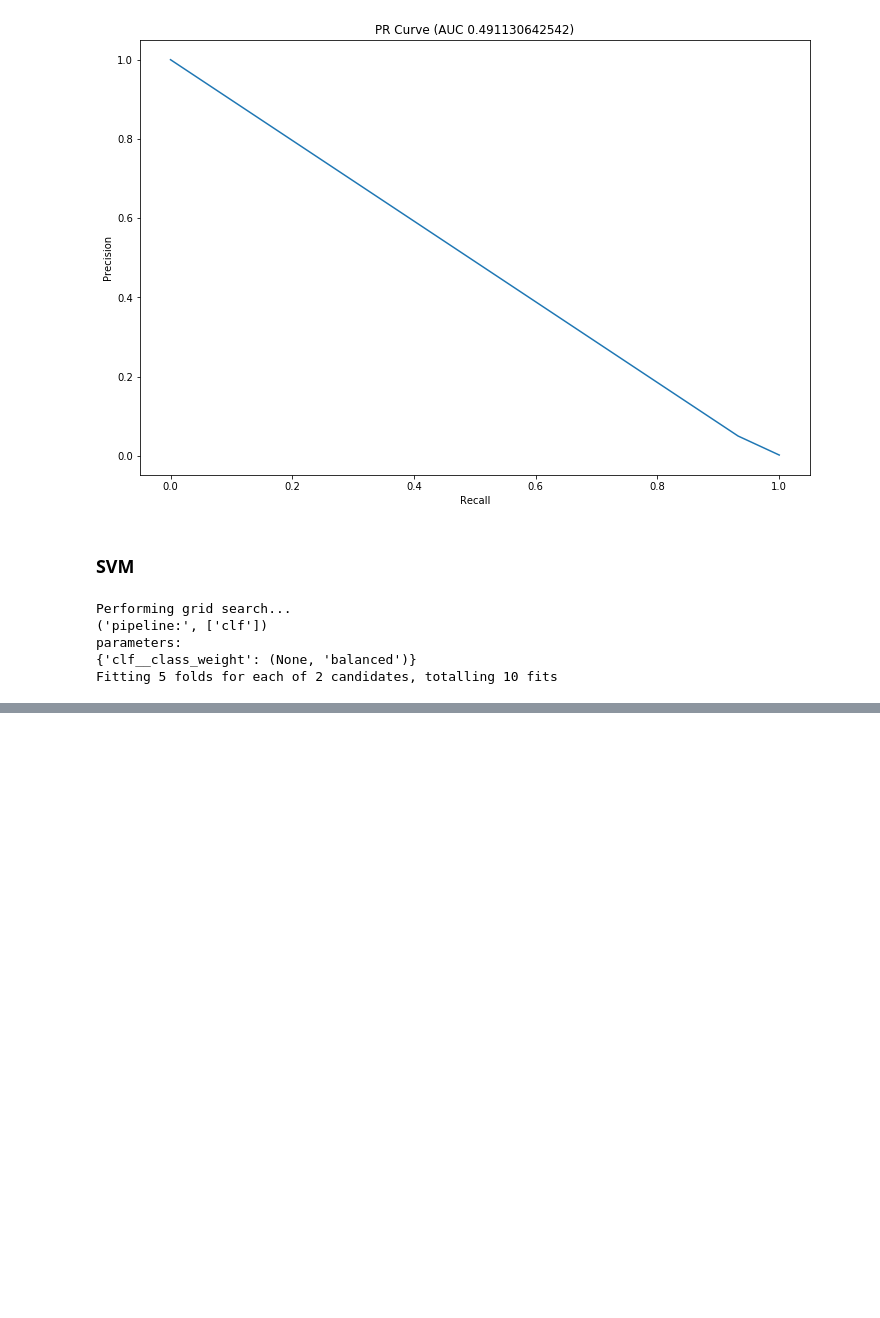
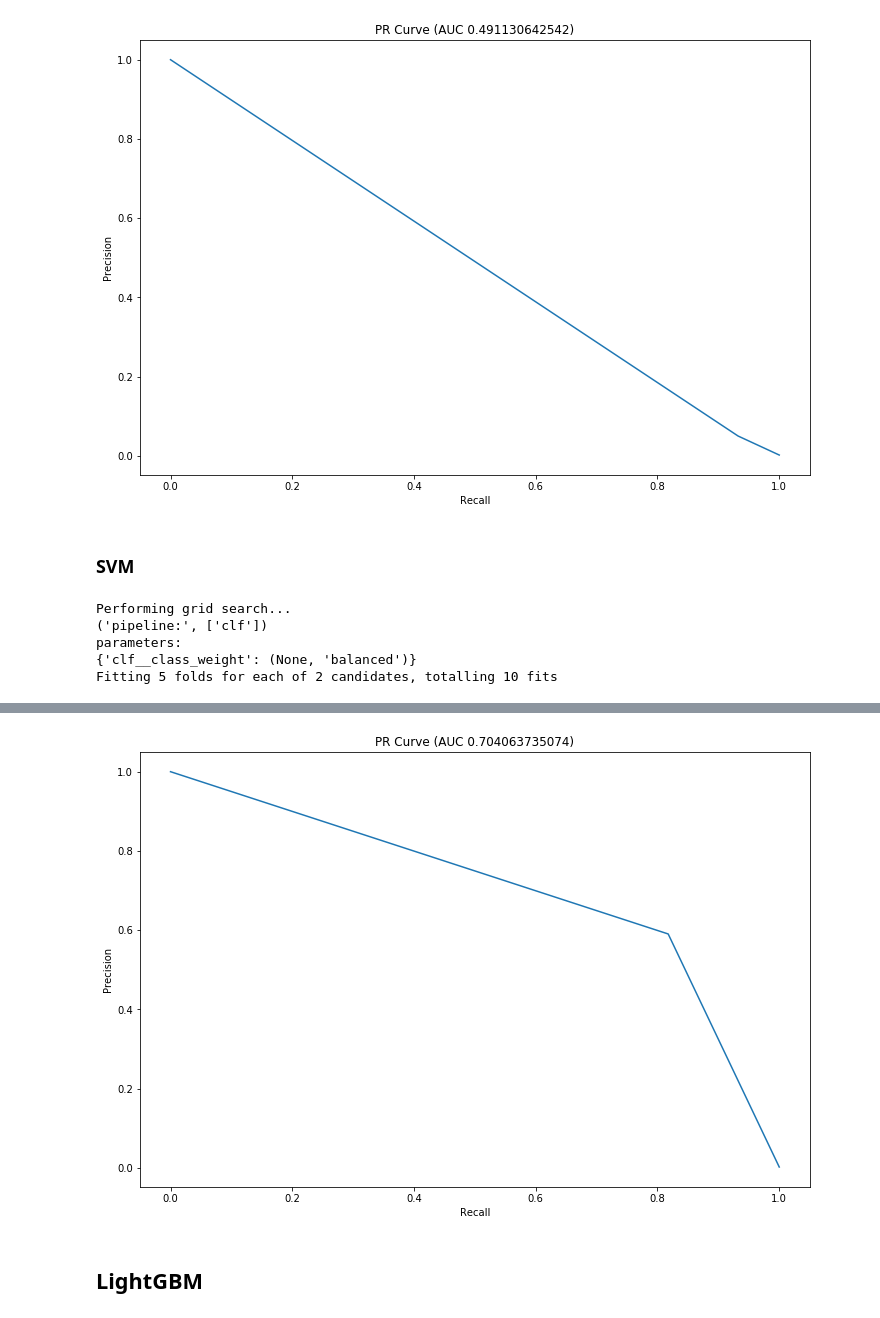
Before and after one commit to MojiFar/fraud_detection, a Jupyter notebook: fraud_detection.ipynb, the cells around one changed output, grey strips where cells are left out. Saved outputs shown, nothing was run; the diff lists cells and outputs as text; code cells hidden in the pictures; blank space fills up the shorter version.

```diff
--- a/fraud_detection.ipynb
+++ b/fraud_detection.ipynb
@@ -169,15 +171,17 @@ def HyperParam(X_train,y_train, X_test, y_test):
     #smote = SMOTEENN(random_state = 0)
     pipeline = Pipeline([
              #  ('smote', smote),
-               ('clf', RandomForestClassifier()),
+               ('clf', RandomForestClassifier(n_estimators = 100)),
                 ])
 
     parameters = {
-              'clf__n_estimators': (20, 50, 100),
+             # 'clf__n_estimators': (100,150),
+              'clf__class_weight':('balanced_subsample','balanced'),
+              'clf__max_features': ('auto', 'sqrt', 'log2'),
              }
 
     gs_clf = GridSearchCV(estimator=pipeline, param_grid=parameters,
-                          n_jobs=-1, verbose=1, cv = 5)
+                          n_jobs=-1, verbose=1, cv = 3, scoring = 'recall')
 
     print("Performing grid search...")
     print("pipeline:", [name for name, _ in pipeline.steps])
@@ -442,0 +501,2 @@ Fitting 5 folds for each of 2 candidates, totalling 10 fits
+# %%
+y_xgb_test, y_xgb_pred, X_train = HyperParam_XGB(X_resampled_rf,y_resampled_rf, X_test, y_test)
@@ -442,0 +518,12 @@ Fitting 5 folds for each of 2 candidates, totalling 10 fits
+# %%
+pr, re, _ = precision_recall_curve(y_xgb_test, y_xgb_pred)
+plt.figure(figsize=(12,8))
+plt.plot(re, pr)
+plt.title('PR Curve (AUC {})'.format(auc(re, pr)))
+plt.xlabel('Recall')
+plt.ylabel('Precision')
+plt.show()
+# %% [output]
+[figure, added]
+# %% [markdown]
+## LightGBM
```
Also changed, not shown: parts of 8 cells of this notebook.
